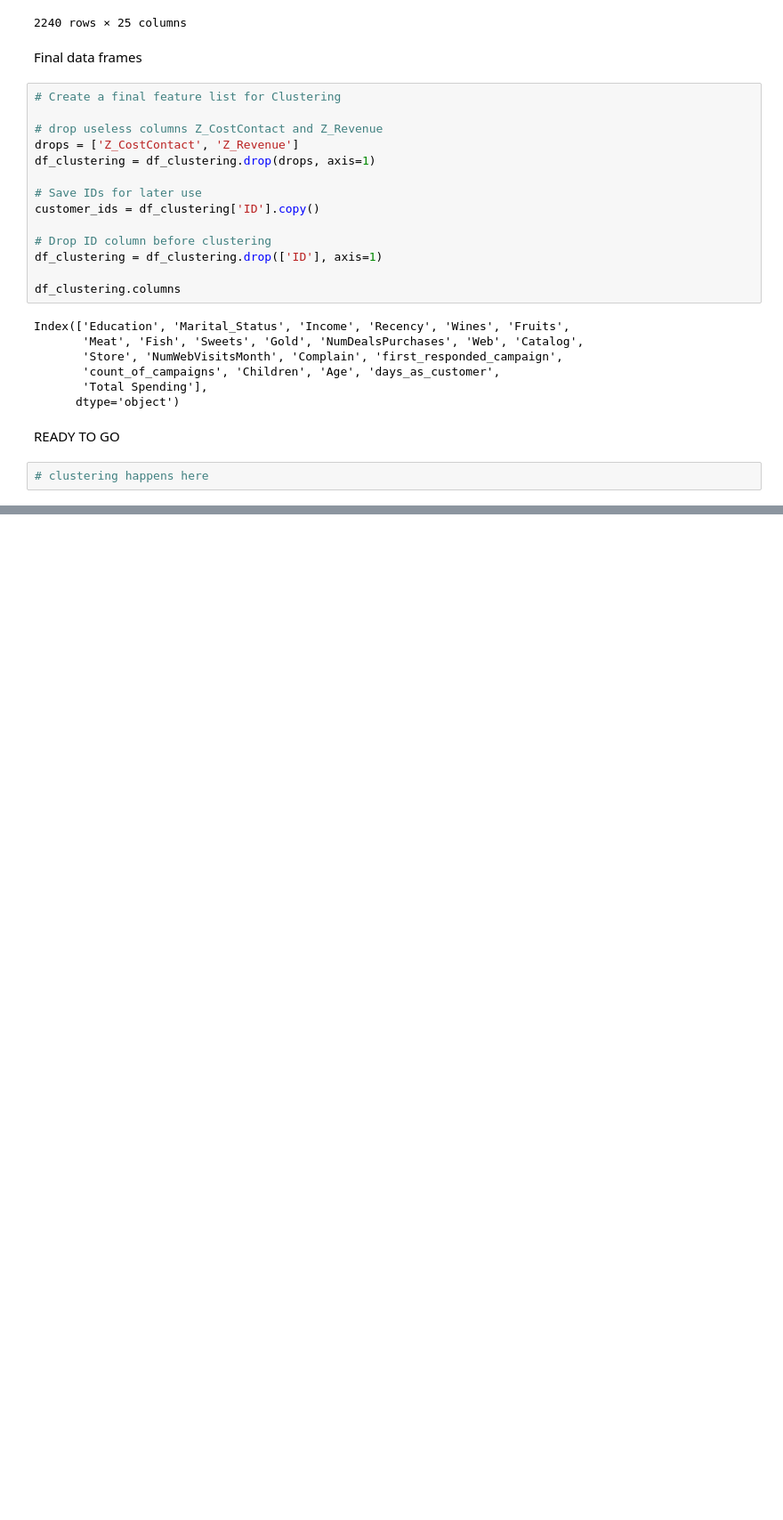
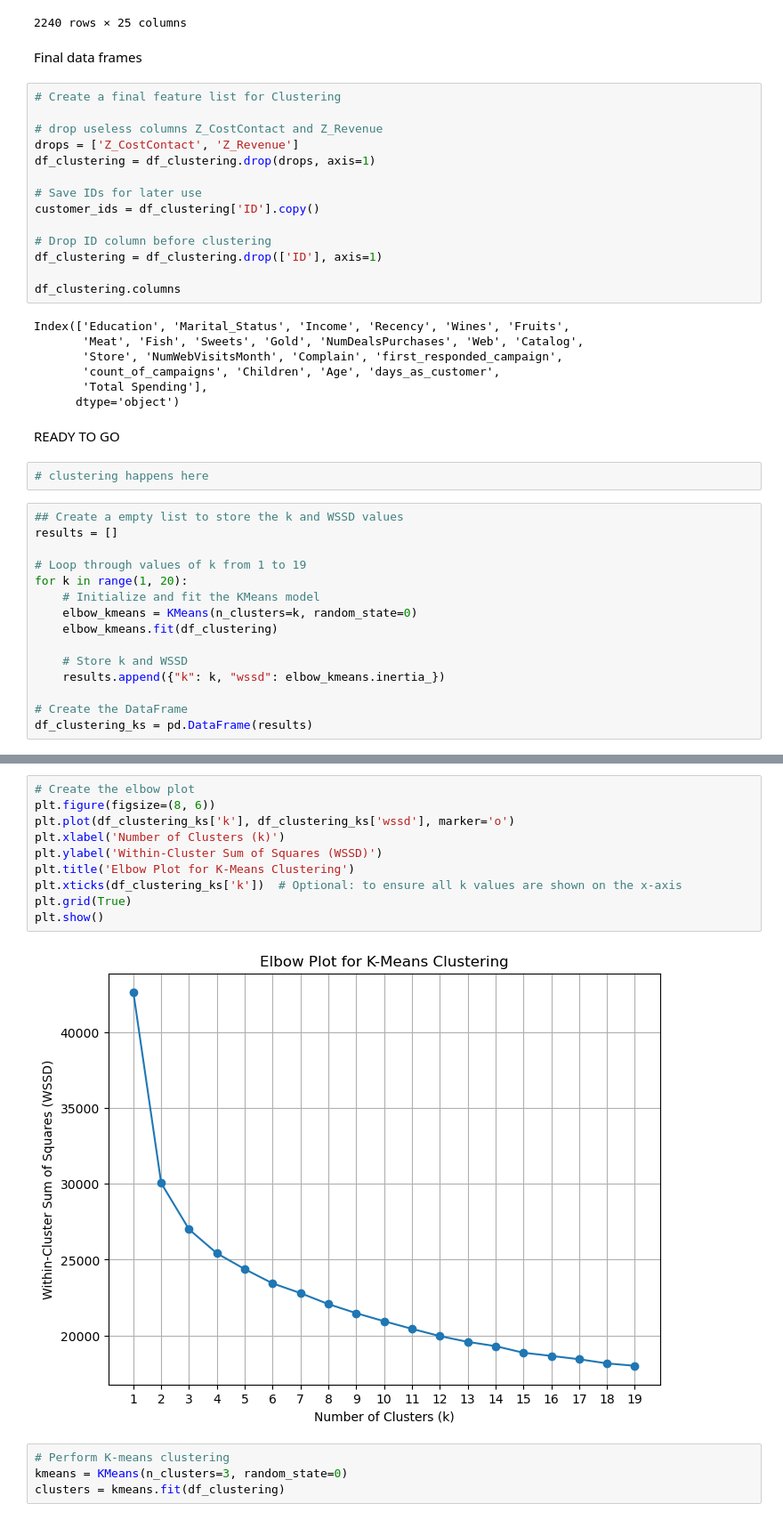
Before and after one commit to Empress-star/DSI-Team-Project, a Jupyter notebook: Data Cleaning and Exploration/ready for clustering.ipynb, the cells around one changed output, grey strips where cells are left out. Shown at 89% size. Drawn from its saved outputs; the diff is of its cells as text; blank space fills up the shorter version.

Commit message:
added clustering code

```diff
--- a/Data Cleaning and Exploration/ready for clustering.ipynb
+++ b/Data Cleaning and Exploration/ready for clustering.ipynb
@@ -465,3 +465,18 @@ Index(['Education', 'Marital_Status', 'Income', 'Recency', 'Wines', 'Fruits',
 READY TO GO
 # %%
 # clustering happens here
+# %%
+## Create a empty list to store the k and WSSD values
+results = []
+
+# Loop through values of k from 1 to 19
+for k in range(1, 20):
+    # Initialize and fit the KMeans model
+    elbow_kmeans = KMeans(n_clusters=k, random_state=0)
+    elbow_kmeans.fit(df_clustering)
+
+    # Store k and WSSD
+    results.append({"k": k, "wssd": elbow_kmeans.inertia_})
+
+# Create the DataFrame
+df_clustering_ks = pd.DataFrame(results)
@@ -467,0 +503,16 @@ READY TO GO
+# %%
+# Create the elbow plot
+plt.figure(figsize=(8, 6))
+plt.plot(df_clustering_ks['k'], df_clustering_ks['wssd'], marker='o')
+plt.xlabel('Number of Clusters (k)')
+plt.ylabel('Within-Cluster Sum of Squares (WSSD)')
+plt.title('Elbow Plot for K-Means Clustering')
+plt.xticks(df_clustering_ks['k'])  # Optional: to ensure all k values are shown on the x-axis
+plt.grid(True)
+plt.show()
+# %% [output]
+[figure, added]
+# %%
+# Perform K-means clustering
+kmeans = KMeans(n_clusters=3, random_state=0)
+clusters = kmeans.fit(df_clustering)
```
Also changed, not shown: parts of 2 cells of this notebook.
